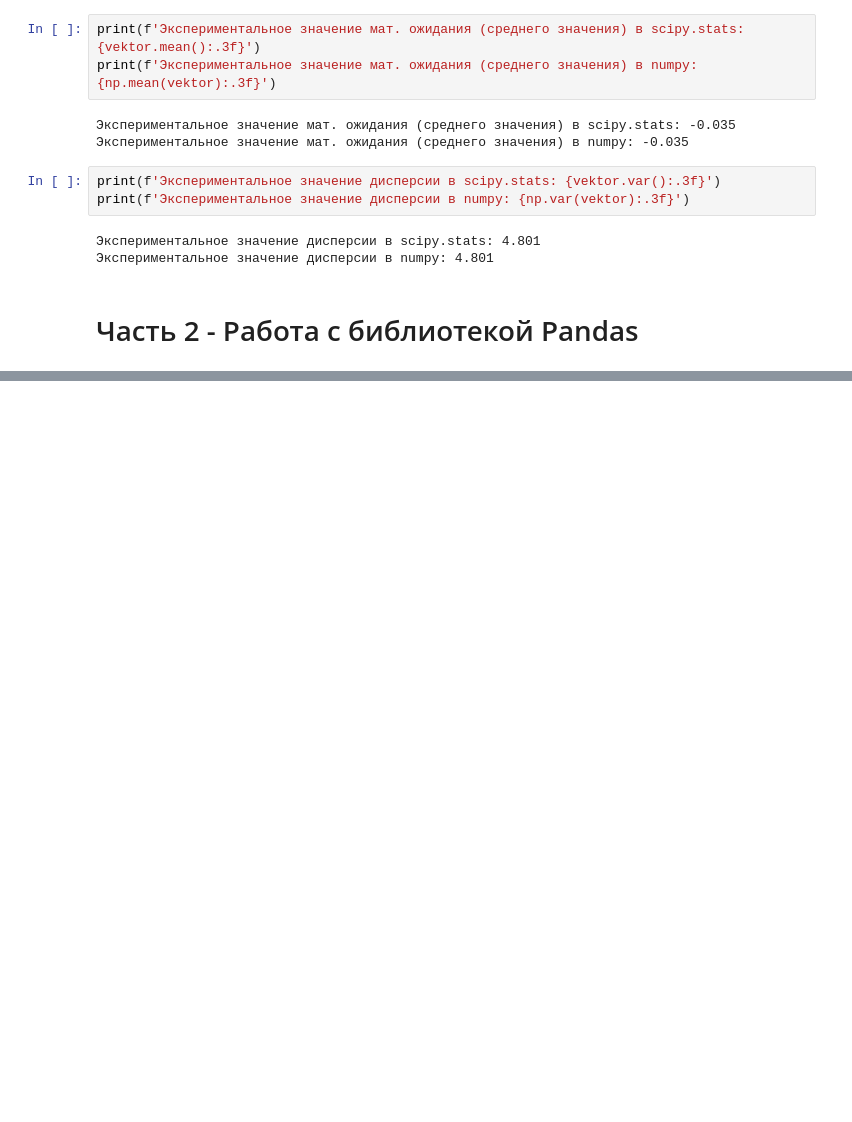
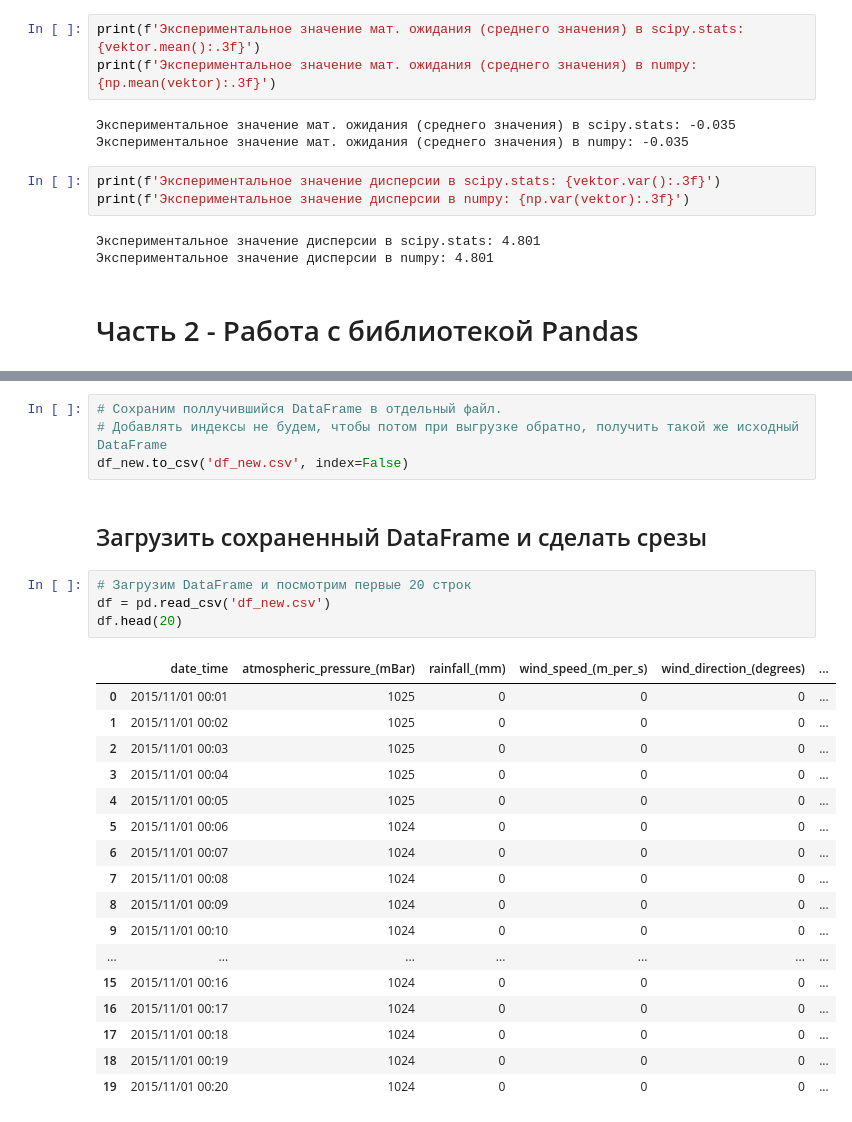
Before and after one commit to NizaevEdgar/Innopolis_Projects, a Jupyter notebook: Homework_2/homework_2.ipynb, the cells around one changed output, grey strips where cells are left out. Cells and saved outputs as stored; diff of their text form; blank space fills up the shorter version.

```diff
--- a/Homework_2/homework_2.ipynb
+++ b/Homework_2/homework_2.ipynb
@@ -116,0 +252,28 @@ print(f'Экспериментальное значение дисперсии
+# %%
+# Сохраним поллучившийся DataFrame в отдельный файл.
+# Добавлять индексы не будем, чтобы потом при выгрузке обратно, получить такой же исходный DataFrame
+df_new.to_csv('df_new.csv', index=False)
+# %% [markdown]
+## Загрузить сохраненный DataFrame и сделать срезы
+# %%
+# Загрузим DataFrame и посмотрим первые 20 строк
+df = pd.read_csv('df_new.csv')
+df.head(20)
+# %% [output]
+|  | date_time | atmospheric_pressure_(mBar) | rainfall_(mm) | wind_speed_(m_per_s) | wind_direction_(degrees) | ... |
+| 0 | 2015/11/01 00:01 | 1025 | 0 | 0 | 0 | ... |
+| 1 | 2015/11/01 00:02 | 1025 | 0 | 0 | 0 | ... |
+| 2 | 2015/11/01 00:03 | 1025 | 0 | 0 | 0 | ... |
+| 3 | 2015/11/01 00:04 | 1025 | 0 | 0 | 0 | ... |
+| 4 | 2015/11/01 00:05 | 1025 | 0 | 0 | 0 | ... |
+| 5 | 2015/11/01 00:06 | 1024 | 0 | 0 | 0 | ... |
+| 6 | 2015/11/01 00:07 | 1024 | 0 | 0 | 0 | ... |
+| 7 | 2015/11/01 00:08 | 1024 | 0 | 0 | 0 | ... |
+| 8 | 2015/11/01 00:09 | 1024 | 0 | 0 | 0 | ... |
+| 9 | 2015/11/01 00:10 | 1024 | 0 | 0 | 0 | ... |
+| ... | ... | ... | ... | ... | ... | ... |
+| 15 | 2015/11/01 00:16 | 1024 | 0 | 0 | 0 | ... |
+| 16 | 2015/11/01 00:17 | 1024 | 0 | 0 | 0 | ... |
+| 17 | 2015/11/01 00:18 | 1024 | 0 | 0 | 0 | ... |
+| 18 | 2015/11/01 00:19 | 1024 | 0 | 0 | 0 | ... |
+| 19 | 2015/11/01 00:20 | 1024 | 0 | 0 | 0 | ... |
```
Also changed, not shown: parts of 25 cells of this notebook, 1 other file.
